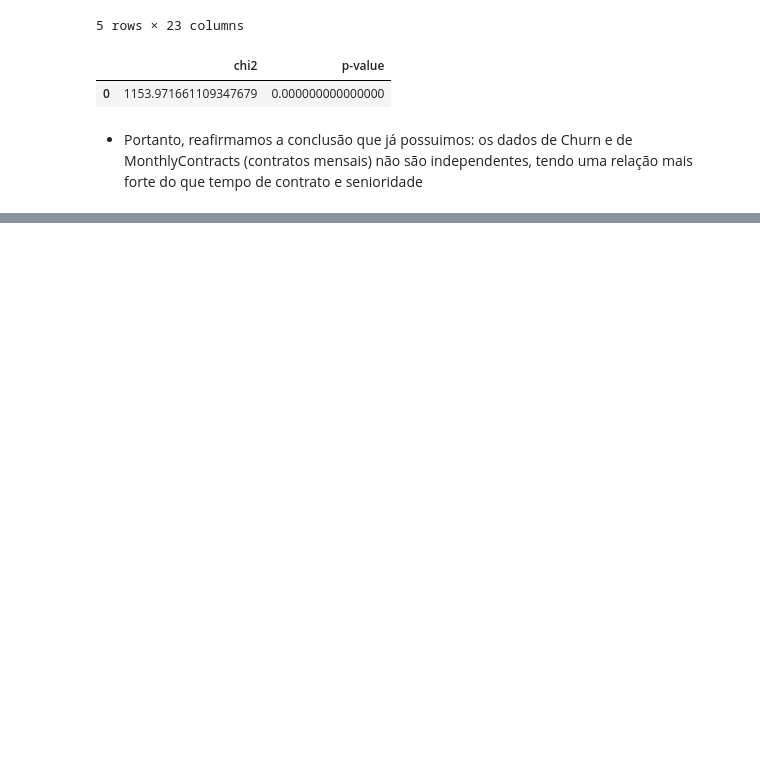
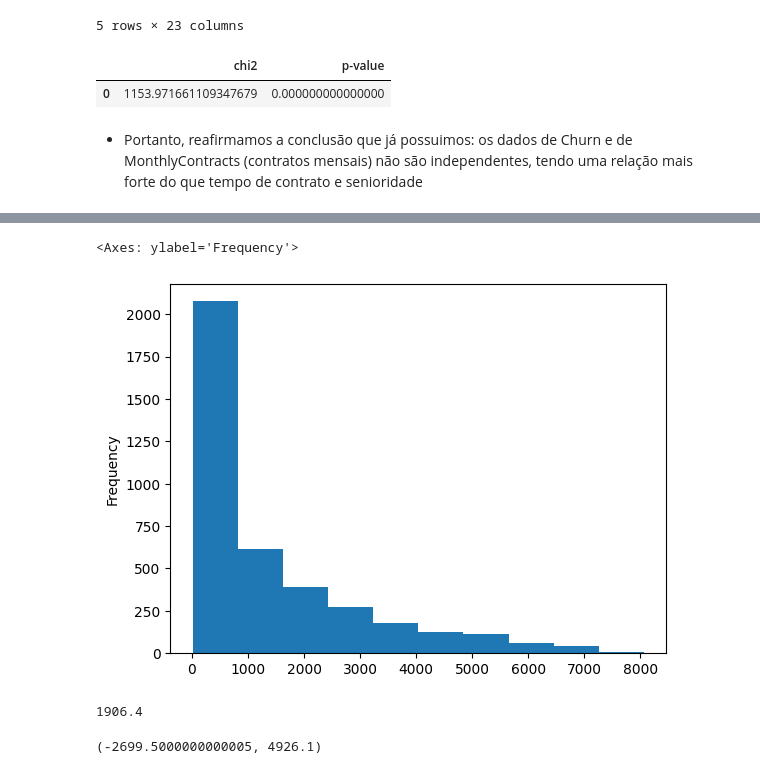
Before and after one commit to ivandersr/eda-churn, a Jupyter notebook: eda_churn.ipynb, the cells around one changed output, grey strips where cells are left out. Cells and saved outputs as stored; diff of their text form; code cells hidden in the pictures; blank space fills up the shorter version.

```diff
--- a/eda_churn.ipynb
+++ b/eda_churn.ipynb
@@ -837,0 +895,22 @@ df_monthlycontract_churn
+# %%
+# Histograma - verificar se a distribuição tende à normal
+df_churn_month['TotalCharges'].plot.hist()
+# %% [output]
+<Axes: ylabel='Frequency'>
+[figure, added]
+# %%
+# Método de Tukey - IQR (distribuição não normal)
+# IQR: Interquartile range = 3º quartil - 1º quartil
+q1_TotalCharges_month = df_churn_month['TotalCharges'].quantile(0.25)
+q3_TotalCharges_month = df_churn_month['TotalCharges'].quantile(0.75)
+iqr_TotalCharges_month = q3_TotalCharges_month - q1_TotalCharges_month
+iqr_TotalCharges_month
+# %% [output]
+1906.4
+# %%
+# Limites inferior e superior. Caso o inferior seja negativo, mas isso não se aplique, assume-se zero.
+limInf_TotalCharges_month = q1_TotalCharges_month - (iqr_TotalCharges_month * 1.5)
+limSup_TotalCharges_month = q3_TotalCharges_month + (iqr_TotalCharges_month * 1.5)
+limInf_TotalCharges_month, limSup_TotalCharges_month
+# %% [output]
+(-2699.5000000000005, 4926.1)
```
Also changed, not shown: parts of 11 cells of this notebook.
